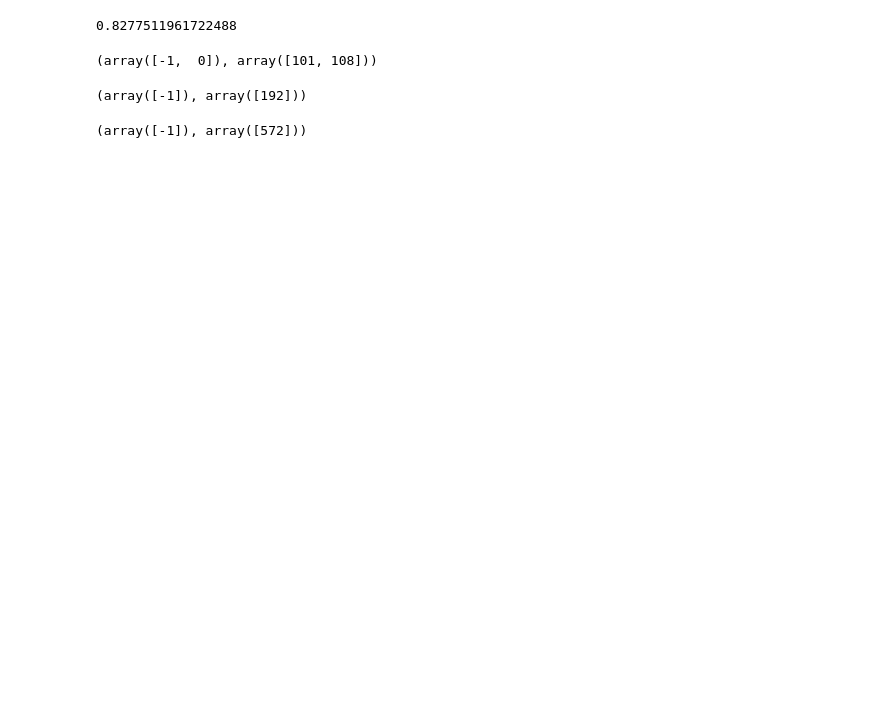
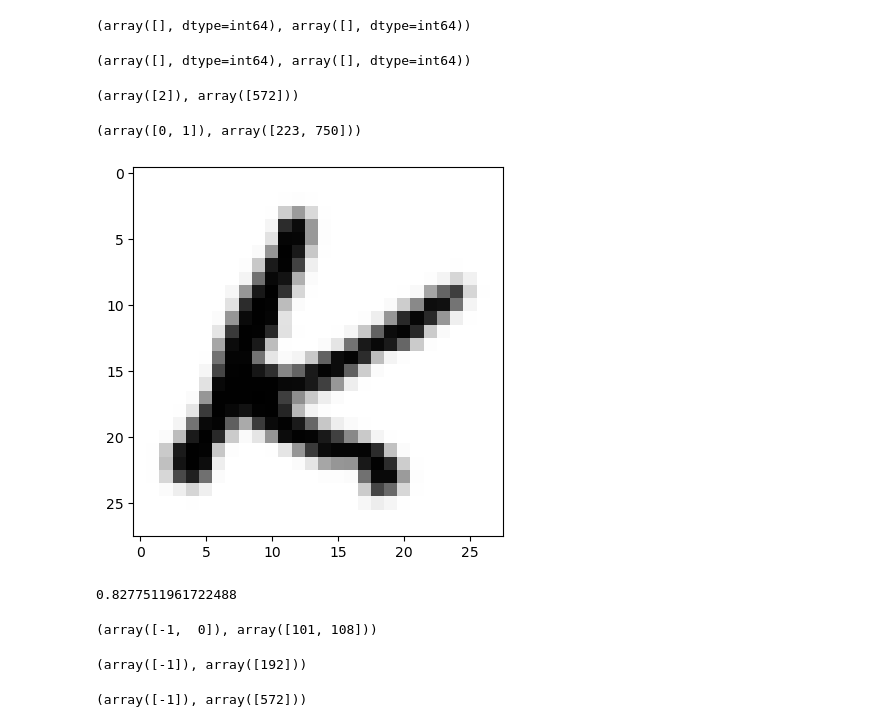
Before and after one commit to ashlynzzzz/mdwsvm-ad, a Jupyter notebook: one_class_svm.ipynb, the cells around one changed output. Saved outputs shown, nothing was run; the diff lists cells and outputs as text; code cells hidden in the pictures; blank space fills up the shorter version.

```diff
--- a/one_class_svm.ipynb
+++ b/one_class_svm.ipynb
@@ -45,10 +45,10 @@ while True:
 # 2000 digits and 38000 letters normalized data, 0-9 are 0-9, 36-61 are a-z
 X_test = X_test.reshape(40000,784).T
 # %%
-index_train = np.concatenate([np.where(y_train == 1)[0], np.where(y_train == 2)[0]])
+index_train = np.concatenate([np.where(y_train <=1)[0]]) # 0,1,2,3
 X_train_2 = X_train[:, index_train]
-y_train_2 = y_train[index_train] - 1
+y_train_2 = y_train[index_train]
 
-index_test = np.concatenate([np.where(y_test == 1)[0], np.where(y_test == 2)[0], np.where(y_test == 46)[0]])
+index_test = np.concatenate([np.where(y_test <=1)[0], np.where(y_test == 46)[0]]) # 0,1,2,3, 46
 X_test_2 = X_test[:, index_test]
-y_test_2 = y_test[index_test] - 1
+y_test_2 = y_test[index_test]
@@ -55,3 +335,26 @@ y_test_2 = y_test[index_test] - 1
+# %%
+np.unique(y_pred[y_test_2 == 2], return_counts=True)
+# %% [output]
+(array([], dtype=int64), array([], dtype=int64))
+# %%
+np.unique(y_pred[y_test_2 == 3], return_counts=True)
+# %% [output]
+(array([], dtype=int64), array([], dtype=int64))
+# %%
+np.unique(y[y_test_2 == 46], return_counts=True)
+# %% [output]
+(array([2]), array([572]))
+# %%
+np.unique(y_pred, return_counts=True)
+# %% [output]
+(array([0, 1]), array([223, 750]))
+# %%
+x = X_test_2[:, np.where(y_test_2 == 46)[0][0]]
+# %%
+plt.imshow(np.reshape(x, (28,28)), cmap="Greys")
+plt.show()
+# %% [output]
+[figure, added]
 # %%
 v = 1
 w = vertices(2)
```
Also changed, not shown: parts of 19 cells of this notebook.
